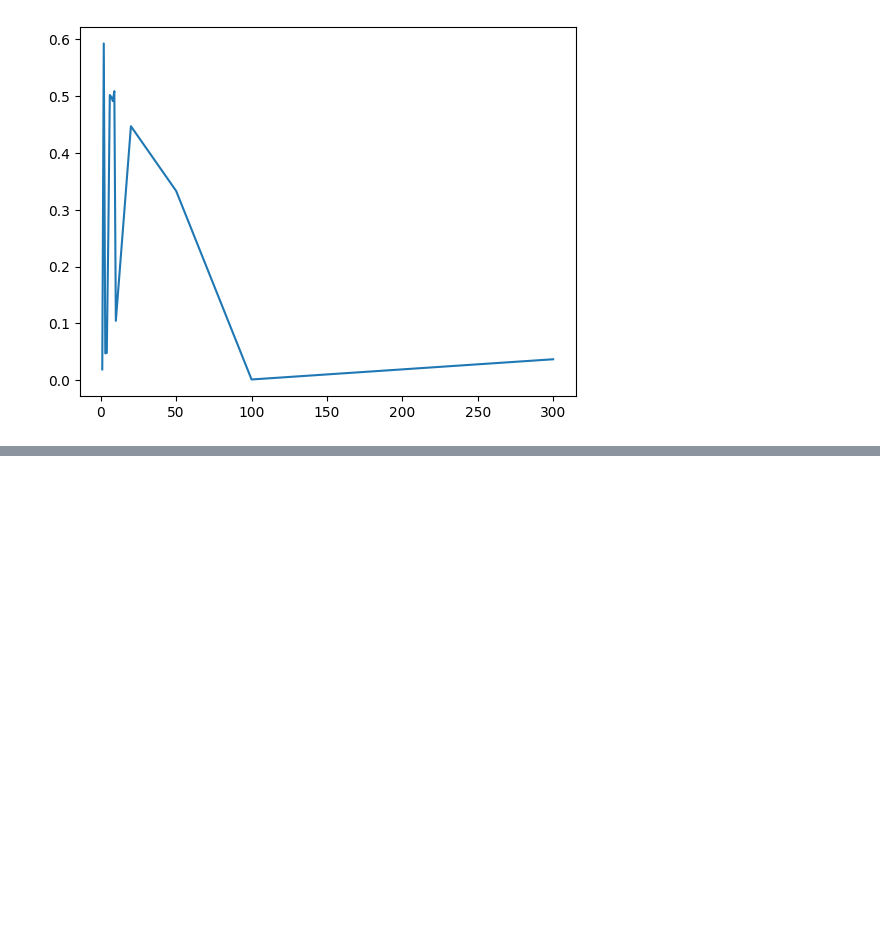
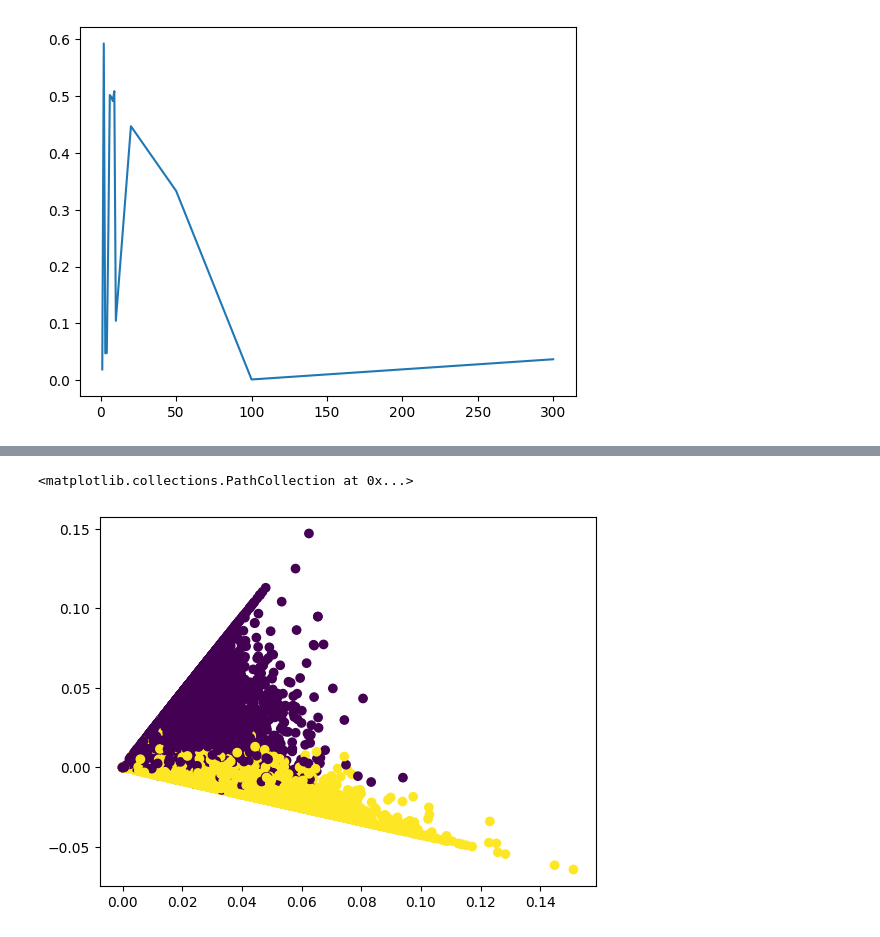
Before and after one commit to papaymaguire/ece219-project4, a Jupyter notebook: project2/notebooks/part01_01.ipynb, the cells around one changed output, grey strips where cells are left out. Cells and saved outputs as stored; diff of their text form; code cells hidden in the pictures; blank space fills up the shorter version.

```diff
--- a/project2/notebooks/part01_01.ipynb
+++ b/project2/notebooks/part01_01.ipynb
@@ -228,0 +300,5 @@ make_measure_plots(nmf_results_df)
+# %%
+plt.scatter(*nmf_optimal_points.T, c=lumped_labels)
+# %% [output]
+<matplotlib.collections.PathCollection at 0x...>
+[figure, added]
```
Also changed, not shown: parts of 9 cells of this notebook.
